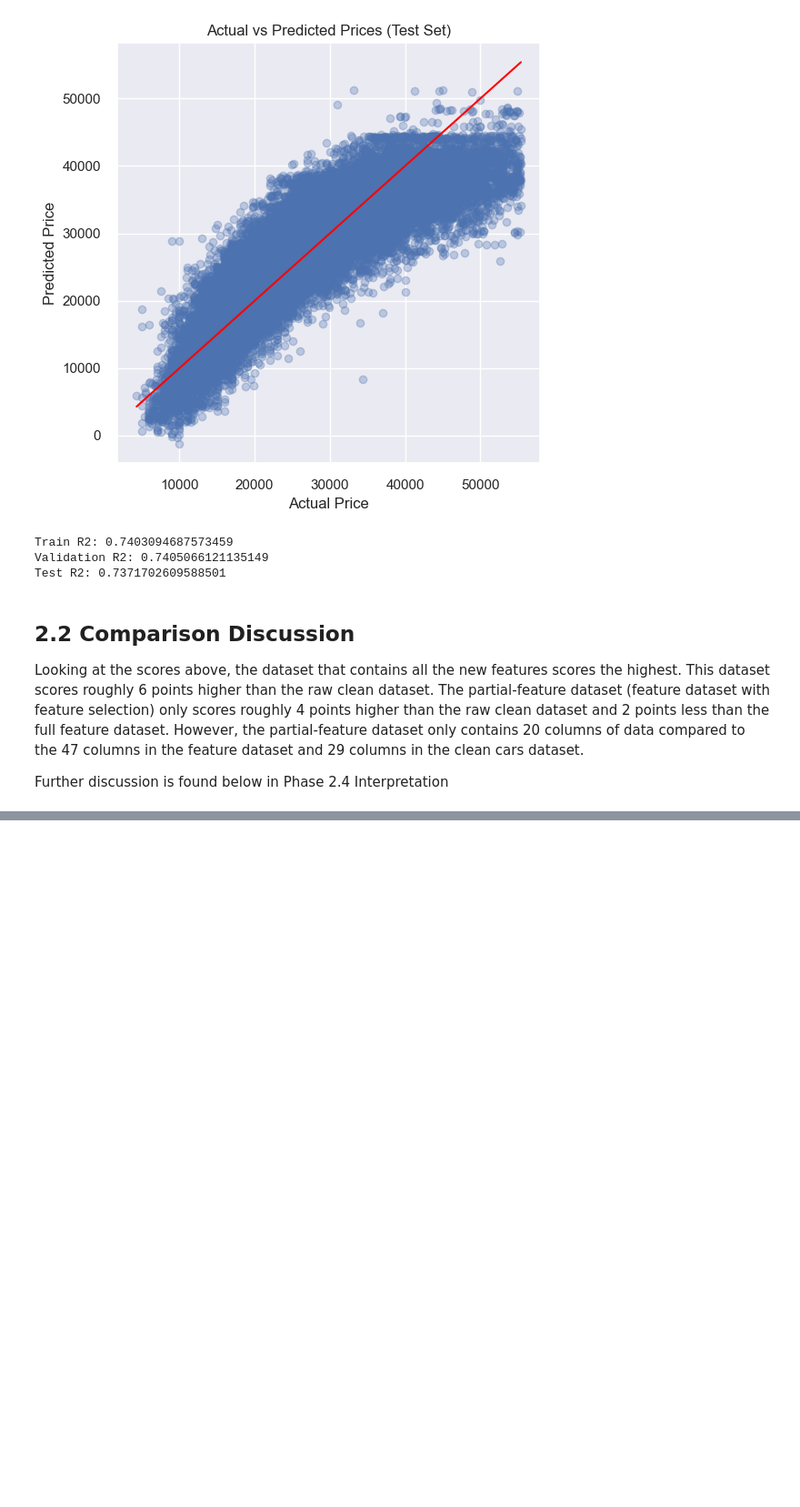
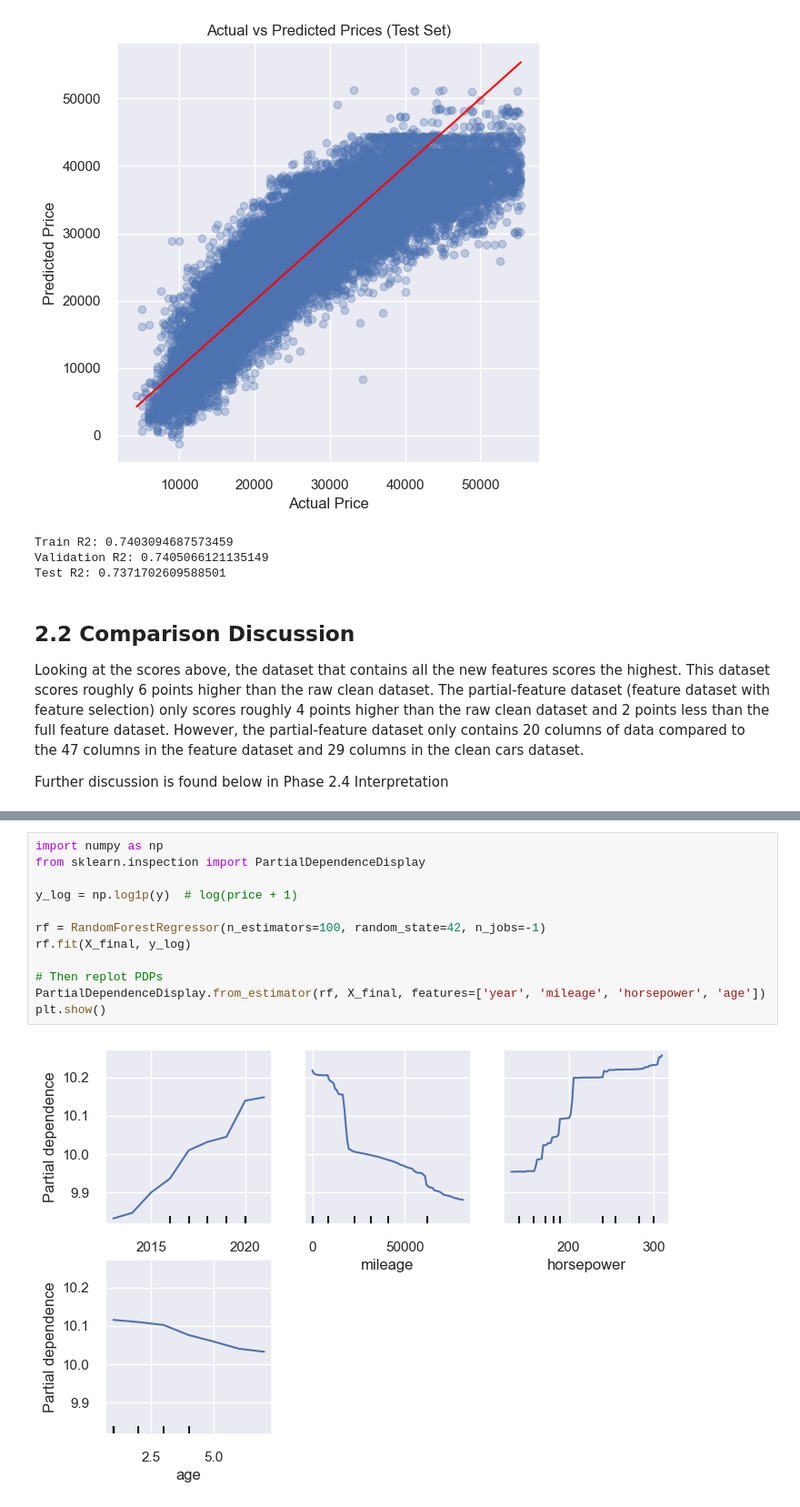
Before and after one commit to chalou123456/COMP333_Group_O, a Jupyter notebook: COMP333_PROJECT_GROUP_O.ipynb, the cells around one changed output, grey strips where cells are left out. Shown at 91% size. Drawn from its saved outputs; the diff is of its cells as text; blank space fills up the shorter version.

Commit message:
completed 2.2 and partially 2.4

```diff
--- a/COMP333_PROJECT_GROUP_O.ipynb
+++ b/COMP333_PROJECT_GROUP_O.ipynb
@@ -1938,0 +1955,14 @@ horsepower and mileage are very good predictors of price. These two variables co
+# %%
+import numpy as np
+from sklearn.inspection import PartialDependenceDisplay
+
+y_log = np.log1p(y)  # log(price + 1)
+
+rf = RandomForestRegressor(n_estimators=100, random_state=42, n_jobs=-1)
+rf.fit(X_final, y_log)
+
+# Then replot PDPs
+PartialDependenceDisplay.from_estimator(rf, X_final, features=['year', 'mileage', 'horsepower', 'age'])
+plt.show()
+# %% [output]
+[figure, added]
```
Also changed, not shown: parts of 2 cells of this notebook.
